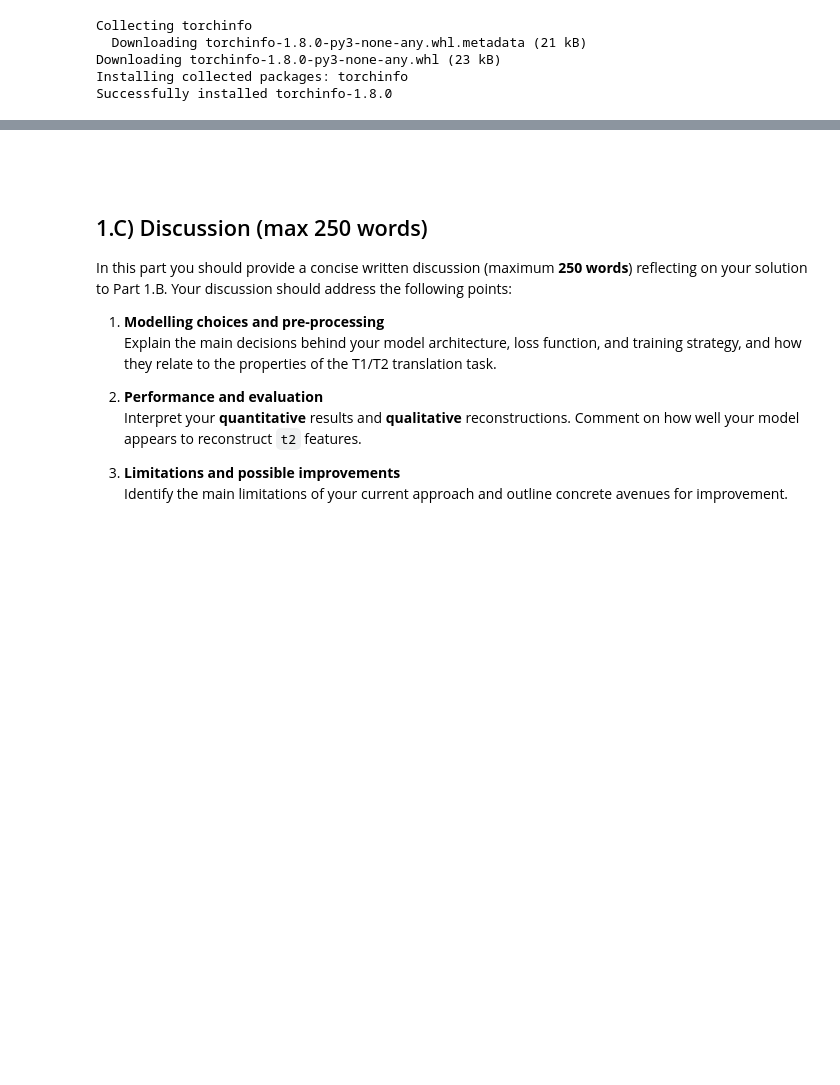
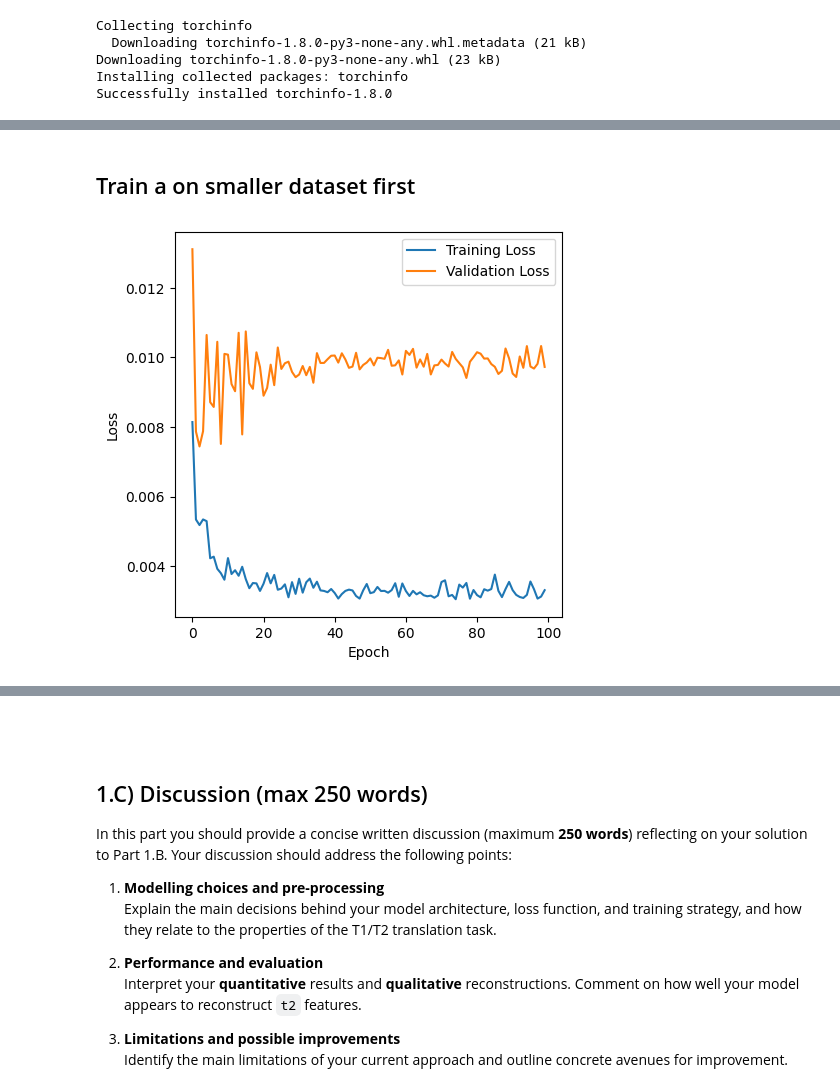
Before and after one commit to fremondi/deep-learning-for-signals-and-images, a Jupyter notebook: Assessment_Q1.ipynb, the cells around one changed output, grey strips where cells are left out. Saved outputs shown, nothing was run; the diff lists cells and outputs as text; code cells hidden in the pictures; blank space fills up the shorter version.

Commit message:
finalised architecture and training on the whole dataset

```diff
--- a/Assessment_Q1.ipynb
+++ b/Assessment_Q1.ipynb
@@ -772,6 +819,8 @@ def validate(model, val_loader, criterion, device):
     return avg_loss
 # %%
 import wandb
+
+nepochs = 100
 
 run = wandb.init(
     project="DL_Assessment_Q1",
@@ -782,6 +831,11 @@ run = wandb.init(
         "batch_size": batch_size,
         "epochs": nepochs,
         "optimiser": "adam",
+        "lr_scheduler": "on",
+        "criterion": "mse",
+        "norm": "batchnorm2d",
+        "dropout": "0.3",
+
     }
 )
 
@@ -812 +866,52 @@ View run at https://wandb.ai/francesco-remondi25-imperial-college-london/DL_Asse
 mkdir: cannot create directory ‘/content/drive/My Drive/Q1_models’: File exists
+# %% [markdown]
+## Train a on smaller dataset first
+# %%
+subset_indices = list(range(100))   # first 100 samples
+train_subset = torch.utils.data.Subset(train_dataset_norm, subset_indices)
+
+train_loader_small = torch.utils.data.DataLoader(
+    train_subset, batch_size=4, shuffle=True, num_workers=4, pin_memory=True
+)
+
+valid_subset = torch.utils.data.Subset(valid_dataset_norm, subset_indices)
+
+valid_loader_small = torch.utils.data.DataLoader(
+    valid_subset, batch_size=4, shuffle=True, num_workers=4, pin_memory=True
+)
+
+from IPython.display import clear_output
+
+scheduler = torch.optim.lr_scheduler.ReduceLROnPlateau(
+    optimizer, factor=0.5, patience=5
+)
+
+# Training loop
+train_losses, valid_losses = [], []
+for epoch in range(nepochs):
+    train_loss = train(model, train_loader_small, criterion, optimizer, device)
+    valid_loss = validate(model, valid_loader_small, criterion, device)
+
+    run.log({"train_loss": train_loss, "valid_loss": valid_loss})
+
+    # Store losses
+    train_losses.append(train_loss)
+    valid_losses.append(valid_loss)
+
+    scheduler.step(valid_loss)
+
+    torch.save(model.state_dict(), path)
+
+    # Clear and update plot
+    clear_output(wait=True)
+    fig, ax = plt.subplots(1, 1, figsize=(5, 5))
+    ax.plot(train_losses, label='Training Loss')
+    ax.plot(valid_losses, label='Validation Loss')
+    ax.legend()
+    ax.set_xlabel('Epoch')
+    ax.set_ylabel('Loss')
+    plt.show()
+
+    print(f'Epoch {epoch+1}, Training Loss: {train_loss:.4f}, Validation Loss: {valid_loss:.4f}')
+# %% [output]
+[figure, added]
```
Also changed, not shown: parts of 24 cells of this notebook.
